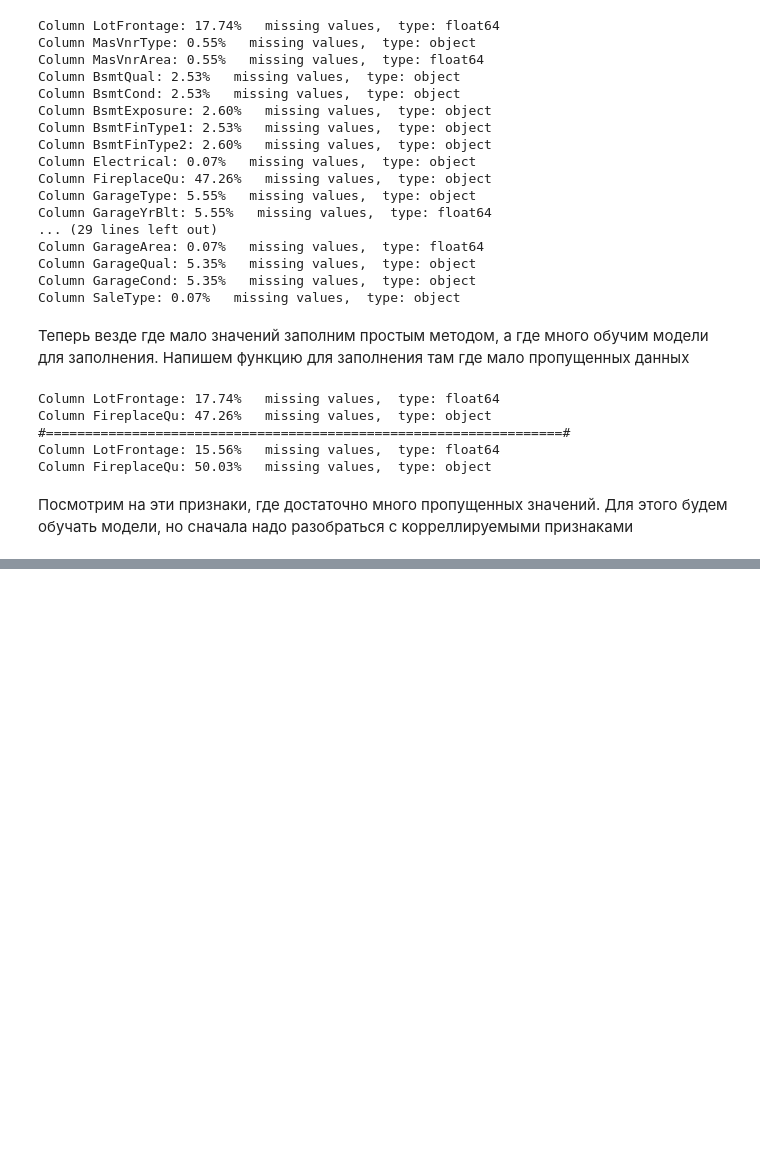
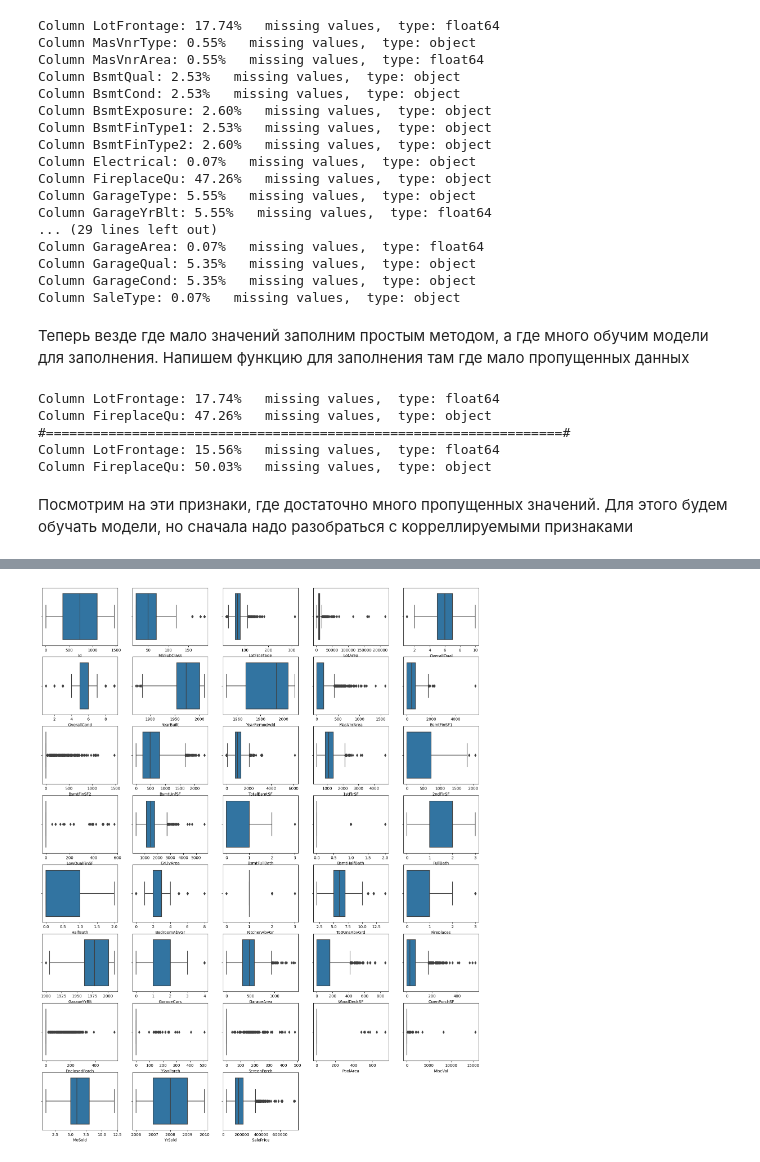
Before and after one commit to rybinsky/House-Price-Prediction, a Jupyter notebook: hpp.ipynb, the cells around one changed output, grey strips where cells are left out. Cells and saved outputs as stored; diff of their text form; code cells hidden in the pictures; blank space fills up the shorter version.

```diff
--- a/hpp.ipynb
+++ b/hpp.ipynb
@@ -308,0 +320,10 @@ def remove_collinear_features(df, threshold, verbose, target_var):
+# %%
+continuous_columns = [key for key in train_df.keys() if train_df[key].dtype in ("int64", "float64")]
+categorical_columns = [key for key in train_df.keys() if train_df[key].dtype == "object"]
+# %%
+plt.figure(figsize = (20, 25))
+for i, col in enumerate(continuous_columns):
+    plt.subplot(8, 5, i + 1)
+    sns.boxplot(data = train_df, x = train_df[col])
+# %% [output]
+[figure, added]
```
Also changed, not shown: parts of 10 cells of this notebook.
